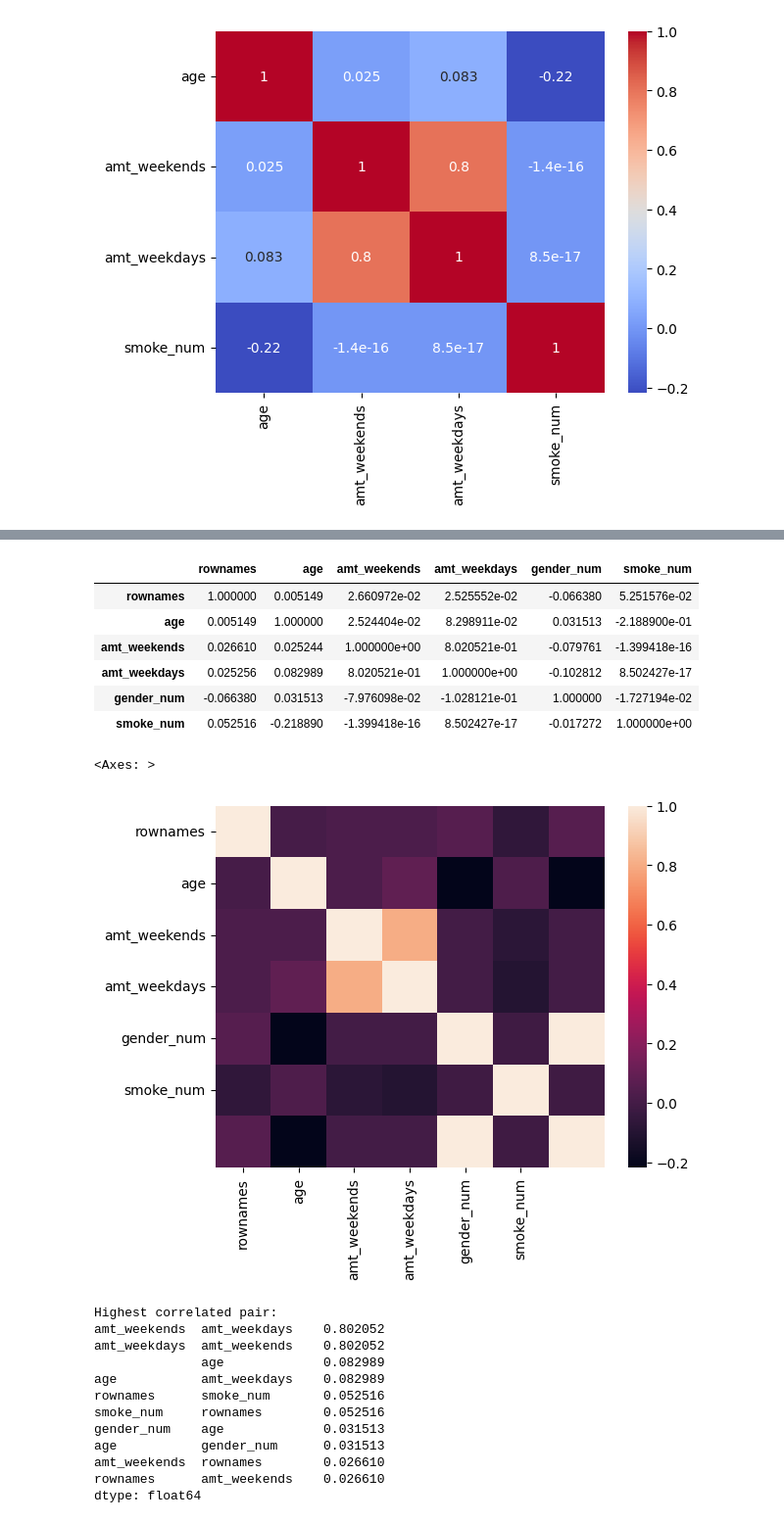
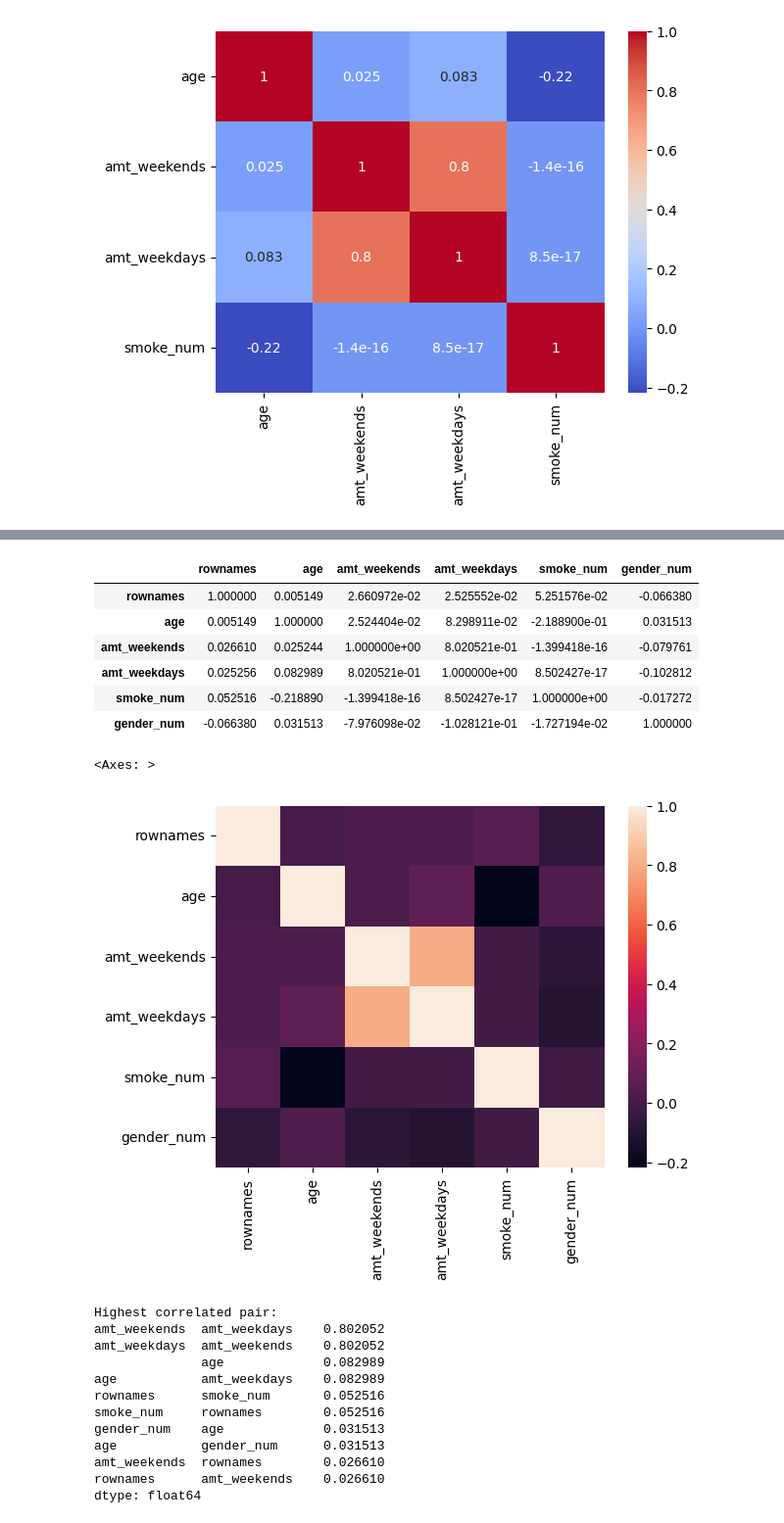
Before and after one commit to GeetAvaneesh/Exploratory-Data-Analytics-project-on-smoking-data-set-22BDS0343, a Jupyter notebook: 22BDS0343_EDA_Theory_GeetAvaneesh.ipynb, the cells around one changed output, grey strips where cells are left out. Shown at 98% size. Cells and saved outputs as stored; diff of their text form; code cells hidden in the pictures.

```diff
--- a/22BDS0343_EDA_Theory_GeetAvaneesh.ipynb
+++ b/22BDS0343_EDA_Theory_GeetAvaneesh.ipynb
@@ -1103,23 +1119,22 @@ plt.show()
 # lets find out the correlation for all the columns of dataframe with each other
 from scipy import stats
 # %%
-df.drop(columns=["smoke_numeric"], inplace=True)
 
 corr_full = df.corr(method='pearson', numeric_only=True)
 corr_full
 # %% [output]
-|  | rownames | age | amt_weekends | amt_weekdays | gender_num | smoke_num |
-| rownames | 1.000000 | 0.005149 | 2.660972e-02 | 2.525552e-02 | -0.066380 | 5.251576e-02 |
-| age | 0.005149 | 1.000000 | 2.524404e-02 | 8.298911e-02 | 0.031513 | -2.188900e-01 |
-| amt_weekends | 0.026610 | 0.025244 | 1.000000e+00 | 8.020521e-01 | -0.079761 | -1.399418e-16 |
-| amt_weekdays | 0.025256 | 0.082989 | 8.020521e-01 | 1.000000e+00 | -0.102812 | 8.502427e-17 |
-| gender_num | -0.066380 | 0.031513 | -7.976098e-02 | -1.028121e-01 | 1.000000 | -1.727194e-02 |
-| smoke_num | 0.052516 | -0.218890 | -1.399418e-16 | 8.502427e-17 | -0.017272 | 1.000000e+00 |
+|  | rownames | age | amt_weekends | amt_weekdays | smoke_num | gender_num |
+| rownames | 1.000000 | 0.005149 | 2.660972e-02 | 2.525552e-02 | 5.251576e-02 | -0.066380 |
+| age | 0.005149 | 1.000000 | 2.524404e-02 | 8.298911e-02 | -2.188900e-01 | 0.031513 |
+| amt_weekends | 0.026610 | 0.025244 | 1.000000e+00 | 8.020521e-01 | -1.399418e-16 | -0.079761 |
+| amt_weekdays | 0.025256 | 0.082989 | 8.020521e-01 | 1.000000e+00 | 8.502427e-17 | -0.102812 |
+| smoke_num | 0.052516 | -0.218890 | -1.399418e-16 | 8.502427e-17 | 1.000000e+00 | -0.017272 |
+| gender_num | -0.066380 | 0.031513 | -7.976098e-02 | -1.028121e-01 | -1.727194e-02 | 1.000000 |
 # %%
-sns.heatmap(correlation,xticklabels=corr_full.columns, yticklabels=corr_full.columns)
+sns.heatmap(corr_full,xticklabels=corr_full.columns, yticklabels=corr_full.columns)
 # %% [output]
 <Axes: >
-[figure, old version]
+[figure, new version]
 # %%
 # to see which is most correlated pair
 corr_pairs = corr_full.unstack()
```
Also changed, not shown: parts of 2 cells of this notebook.
